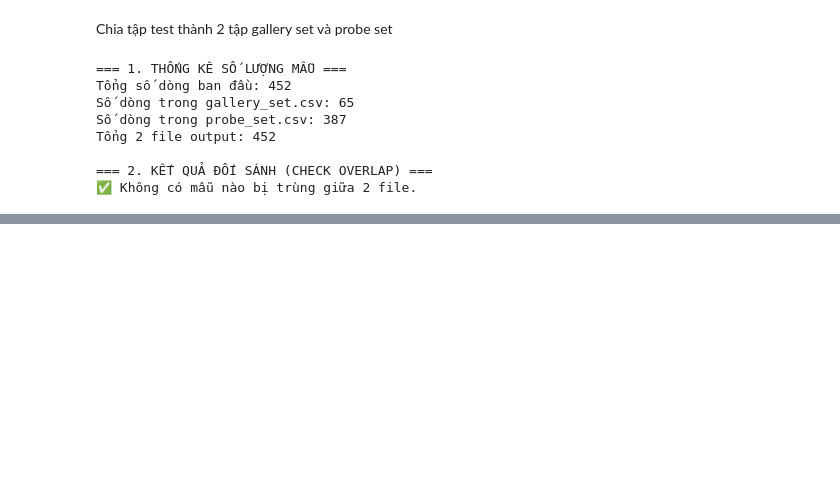
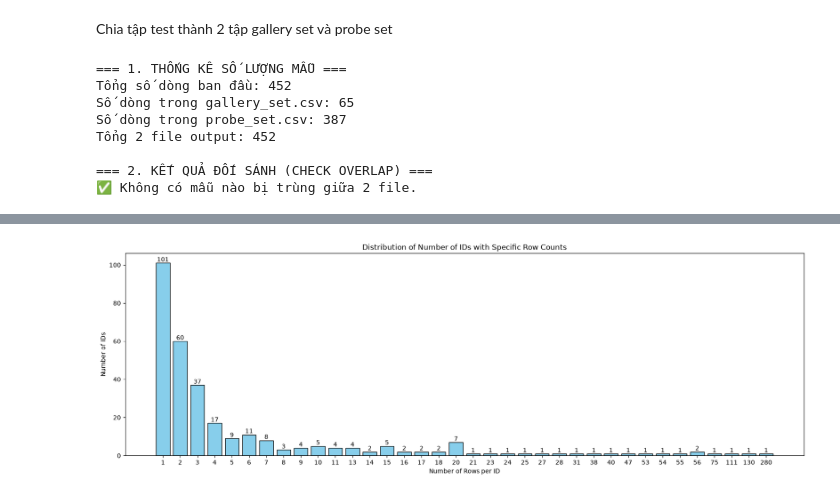
Before and after one commit to nkt780426/3d_face_recognition_magface, a Jupyter notebook: preprocess/6_Multitask_Metadata.ipynb, the cells around one changed output, grey strips where cells are left out. Drawn from its saved outputs; the diff is of its cells as text; code cells hidden in the pictures; blank space fills up the shorter version.

```diff
--- a/preprocess/6_Multitask_Metadata.ipynb
+++ b/preprocess/6_Multitask_Metadata.ipynb
@@ -646,0 +675,82 @@ Tổng 2 file output: 452
+# %%
+# Đọc file CSV và đếm số lượng row cho mỗi ID và đếm giá trị duy nhất cho từng cột (trừ 'session')
+def count_data_from_csv(csv_path, headers_to_exclude):
+    id_count = Counter()  # Đếm số lượng row cho mỗi id
+    column_counts = {header: Counter() for header in headers_to_exclude}  # Đếm số lượng giá trị cho mỗi cột
+
+    with open(csv_path, 'r') as csvfile:
+        csv_reader = csv.reader(csvfile)
+        headers = next(csv_reader)  # Đọc header
+
+        # Đọc từng dòng và đếm
+        for row in csv_reader:
+            id_count[row[0]] += 1  # row[0] là ID
+
+            # Đếm giá trị cho các cột cần xử lý
+            for header, value in zip(headers, row):
+                if header in headers_to_exclude:
+                    column_counts[header][value] += 1
+
+    return id_count, column_counts
+
+# Vẽ biểu đồ phân bố số lượng row cho mỗi ID
+def plot_row_distribution(id_count):
+    row_distribution = Counter(id_count.values())
+
+    unique_values = sorted(row_distribution.keys())
+    frequency = [row_distribution[val] for val in unique_values]
+
+    unique_values_str = list(map(str, unique_values))
+
+    width = 0.8  # Chiều rộng cột
+    fig, ax = plt.subplots(figsize=(20, 6))
+
+    bars = ax.bar(unique_values_str, frequency, color='skyblue', edgecolor='black', width=width)
+
+    for x, y in zip(unique_values_str, frequency):
+        ax.text(x, y, str(y), ha='center', va='bottom', fontsize=10)
+
+    ax.set_xlabel('Number of Rows per ID')
+    ax.set_ylabel('Number of IDs')
+    ax.set_title('Distribution of Number of IDs with Specific Row Counts')
+
+    plt.show()
+
+# Vẽ biểu đồ phân bố giá trị cho từng cột
+def plot_column_distribution(column_counts):
+    for column, count_data in column_counts.items():
+        unique_values = sorted(count_data.keys())
+        frequency = [count_data[val] for val in unique_values]
+
+        unique_values_str = list(map(str, unique_values))
+
+        width = 0.8  # Chiều rộng cột
+        _, ax = plt.subplots(figsize=(20, 6))
+
+        bars = ax.bar(unique_values_str, frequency, color='skyblue', edgecolor='black', width=width)
+
+        for x, y in zip(unique_values_str, frequency):
+            ax.text(x, y, str(y), ha='center', va='bottom', fontsize=10)
+
+        ax.set_xlabel(f'Values of {column}')
+        ax.set_ylabel('Frequency')
+        ax.set_title(f'Distribution of {column}')
+
+        plt.show()
+
+# Đường dẫn tới file CSV
+csv_path = './multi/train_set.csv'
+
+# Các header cần xử lý (trừ 'session')
+headers_to_exclude = ['Gender', 'Spectacles', 'Facial_Hair', 'Pose', 'Emotion']
+
+# Đếm số lượng row cho mỗi ID và số lượng giá trị cho các cột
+id_count, column_counts = count_data_from_csv(csv_path, headers_to_exclude)
+
+# Vẽ biểu đồ phân phối số lượng row cho mỗi ID
+plot_row_distribution(id_count)
+
+# Vẽ biểu đồ phân phối giá trị cho các cột
+plot_column_distribution(column_counts)
+# %% [output]
+[figure, added]
```
Also changed, not shown: parts of 5 cells of this notebook, 15 other files.
